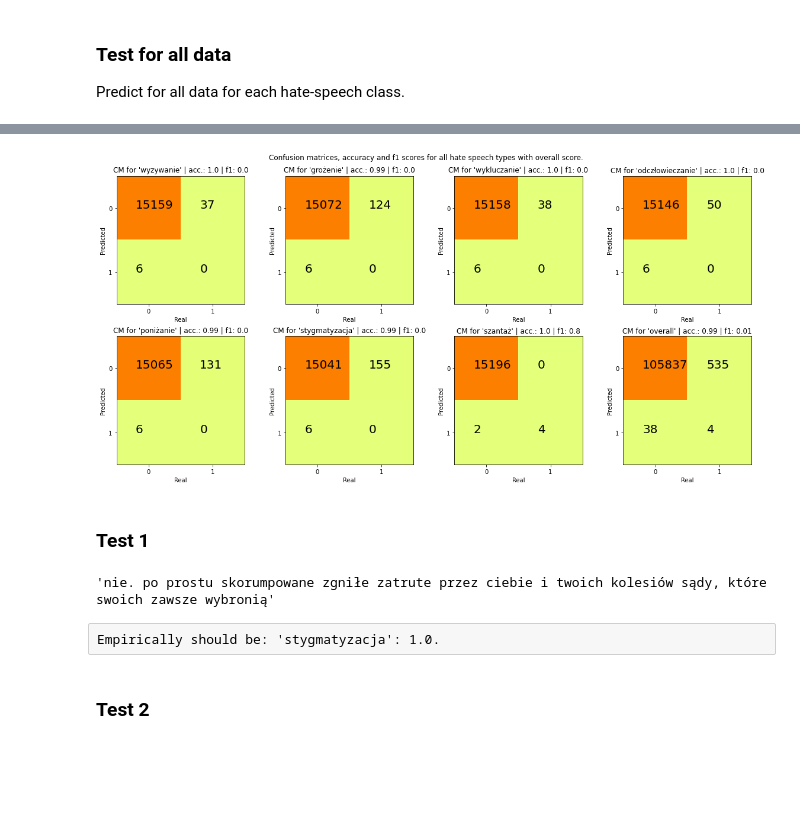
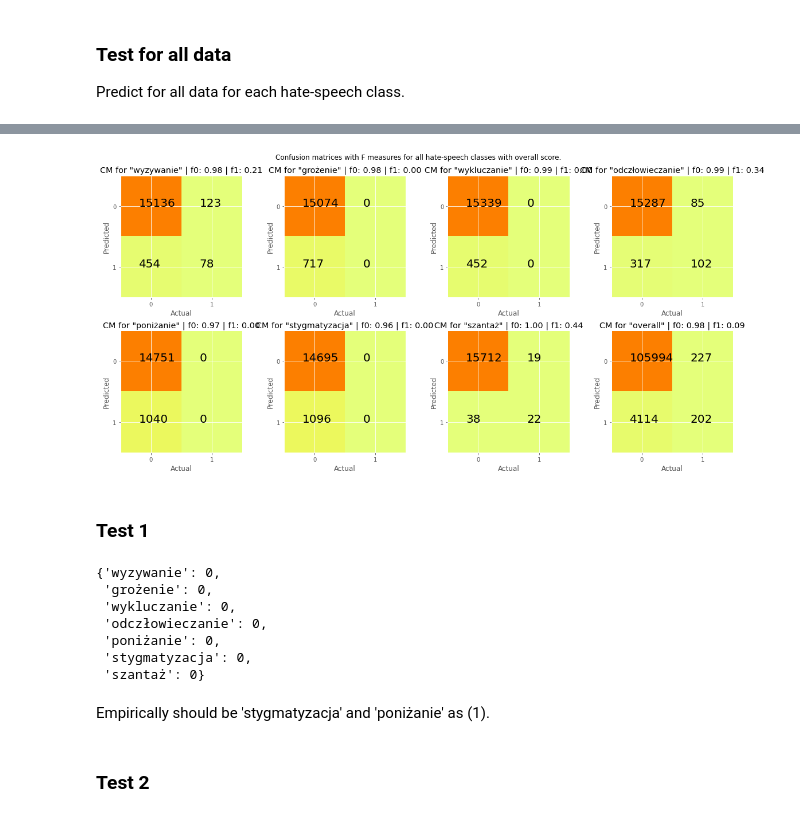
Before and after one commit to kaluzny1995/HSD2.0, a Jupyter notebook: 09. LexicalClassifier.ipynb, the cells around one changed output, grey strips where cells are left out. Drawn from its saved outputs; the diff is of its cells as text; code cells hidden in the pictures; blank space fills up the shorter version.

```diff
--- a/09. LexicalClassifier.ipynb
+++ b/09. LexicalClassifier.ipynb
@@ -339,37 +82,0 @@ def confusion_matrix_plot(conf_mat, cls, x_label, y_label, title, file_name):
-# %%
-def confusion_matrices(y_trues, y_preds,
-                       title='Confusion matrices with F measures for all hate-speech classes with overall score.')
-    fig, ax = plt.subplots(2, 4, figsize=(16, 8))
-    positions = list([tuple((i, j)) for i in range(2) for j in range(4)])
-    labels = LABELS + ['overall']
-
-    for i, (p, label, y_true, y_pred) in enumerate(zip(positions, labels, y_trues, y_preds)):
-
-        acc = accuracy_score(y_true=y_true, y_pred=y_pred)
-        f0, f1 = f1_score(y_true=y_true, y_pred=y_pred, labels=[0, 1], average=None, zero_division=1.)
-        cm = confusion_matrix(y_true=y_true, y_pred=y_pred, labels=[0, 1])
-
-        #acc = np.round(accuracy_cm(conf_matrices[ht]), 2)
-        #f1 = np.round(f1_cm(conf_matrices[ht]), 2)
-        ax[p[0]][p[1]].set_title(f'CM for "{label}" | f0: {f0:.2f} | f1: {f1:.2f}')
-        ax[p[0]][p[1]].set_ylabel('Predicted')
-        ax[p[0]][p[1]].set_xlabel('Actual')
-
-        ax[p[0]][p[1]].imshow(cm, interpolation='nearest', cmap=plt.cm.Wistia)
-        tick_marks = np.arange(2)
-        ax[p[0]][p[1]].set_xticks(tick_marks)
-        ax[p[0]][p[1]].set_yticks(tick_marks)
-
-        for i in range(2):
-            for j in range(2):
-                ax[p[0]][p[1]].text(j - 0.2, i, f'{cm[i][j]}', fontsize=20)
-
-    fig.suptitle(title)
-
-    #plt.tight_layout()
-    #plt.savefig('charts/lexical_classifier/conf_matrices.png')
-    plt.show()
-
-confusion_matrices()
-# %% [output]
-[figure, removed]
@@ -383,13 +83,25 @@ def test(text):
+# %%
+y_pred = clf.predict(X_data.values)
+# %%
+confusion_matrices(y_data.values, y_pred)
+# %% [output]
+[figure, added]
 # %% [markdown]
 ### Test 1
 # %%
 test_text1 = 'nie. po prostu skorumpowane zgniłe zatrute przez ciebie i twoich kolesiów sądy, które swoich zawsze wybronią'
-preds1 = test(test_text1)
-dict(zip(LABELS, preds1))
+preds1 = clf.test(test_text1)
+dict(zip(LABELS, preds1.flatten()))
 # %% [output]
-'nie. po prostu skorumpowane zgniłe zatrute przez ciebie i twoich kolesiów sądy, które swoich zawsze wybronią'
+{'wyzywanie': 0,
+ 'grożenie': 0,
+ 'wykluczanie': 0,
+ 'odczłowieczanie': 0,
+ 'poniżanie': 0,
+ 'stygmatyzacja': 0,
+ 'szantaż': 0}
-# %% [raw]
-Empirically should be: 'stygmatyzacja': 1.0.
+# %% [markdown]
+Empirically should be 'stygmatyzacja' and 'poniżanie' as (1).
 # %% [markdown]
 ### Test 2
 # %%
```
Also changed, not shown: parts of 43 cells of this notebook, 9 other files.
